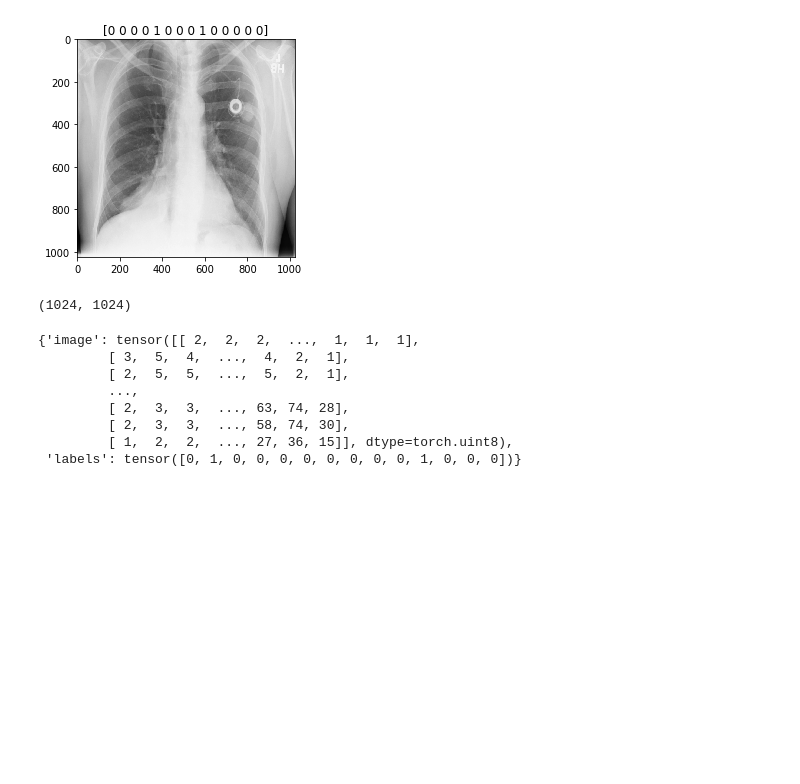
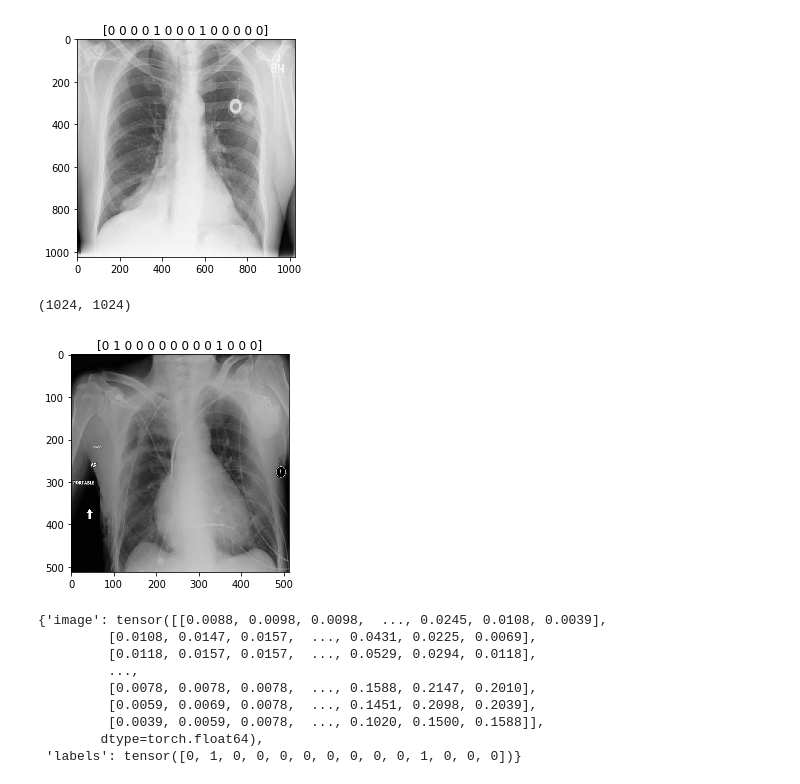
Before and after one commit to SyomaKiss/Two-level-classification, a Jupyter notebook: data_loader.ipynb, the cells around one changed output. Saved outputs shown, nothing was run; the diff lists cells and outputs as text; code cells hidden in the pictures; blank space fills up the shorter version.

```diff
--- a/data_loader.ipynb
+++ b/data_loader.ipynb
@@ -151,16 +153,19 @@ class ToTensor(object):
                 'labels': torch.from_numpy(sample['labels'])}
 # %%
 scale = Rescale(512)
+show_example(scale(ds[1]))
 to_tensor = ToTensor()
 to_tensor(scale(ds[1]))
 # %% [output]
+[figure, added]
-{'image': tensor([[ 2,  2,  2,  ...,  1,  1,  1],
-         [ 3,  5,  4,  ...,  4,  2,  1],
-         [ 2,  5,  5,  ...,  5,  2,  1],
+{'image': tensor([[0.0088, 0.0098, 0.0098,  ..., 0.0245, 0.0108, 0.0039],
+         [0.0108, 0.0147, 0.0157,  ..., 0.0431, 0.0225, 0.0069],
+         [0.0118, 0.0157, 0.0157,  ..., 0.0529, 0.0294, 0.0118],
          ...,
-         [ 2,  3,  3,  ..., 63, 74, 28],
-         [ 2,  3,  3,  ..., 58, 74, 30],
-         [ 1,  2,  2,  ..., 27, 36, 15]], dtype=torch.uint8),
+         [0.0078, 0.0078, 0.0078,  ..., 0.1588, 0.2147, 0.2010],
+         [0.0059, 0.0069, 0.0078,  ..., 0.1451, 0.2098, 0.2039],
+         [0.0039, 0.0059, 0.0078,  ..., 0.1020, 0.1500, 0.1588]],
+        dtype=torch.float64),
  'labels': tensor([0, 1, 0, 0, 0, 0, 0, 0, 0, 0, 1, 0, 0, 0])}
 # %%
 transformed_dataset = ChestnetDataset('dataset/chestnet_labels_sample.csv', 'dataset/images/',
```
Also changed, not shown: parts of 5 cells of this notebook.
